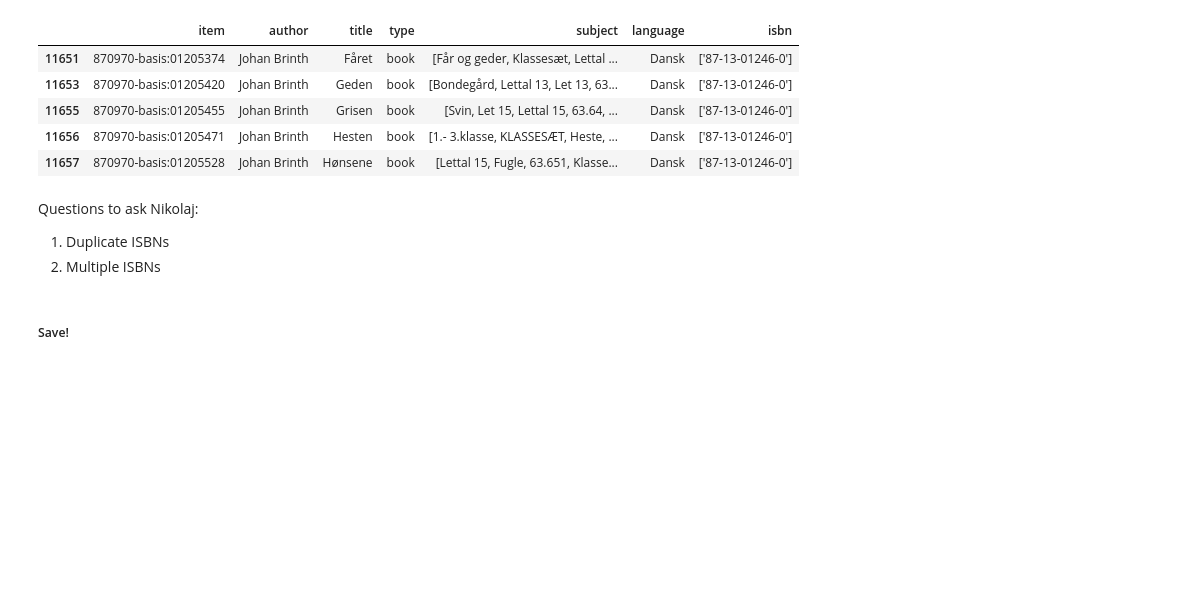
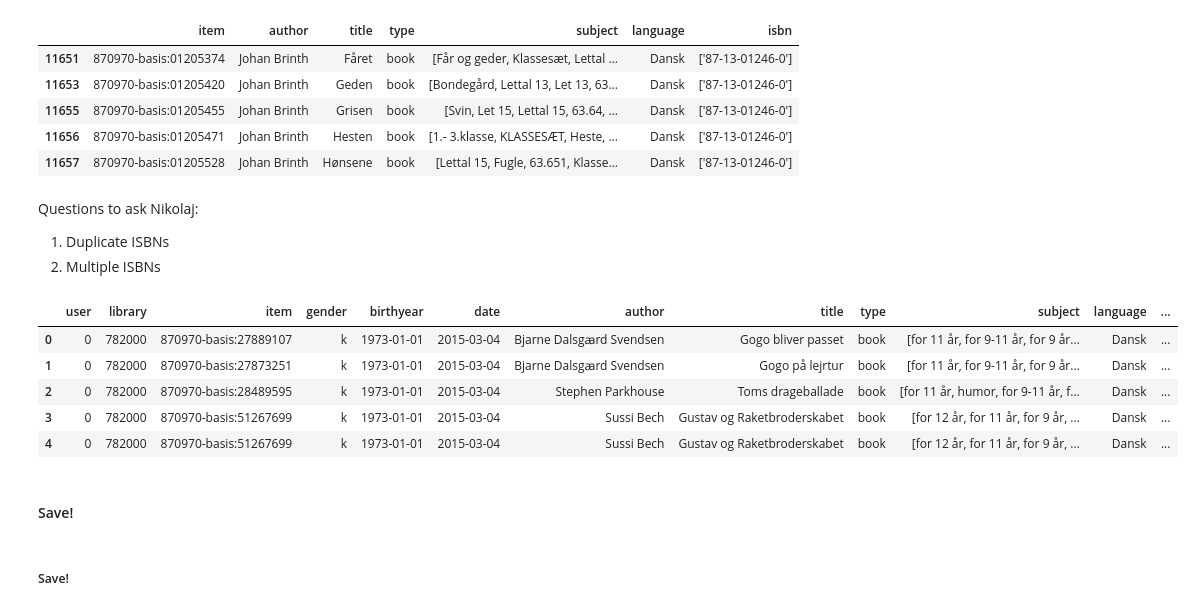
Before and after one commit to SavvinaDaniil/EnrichBookCrossing, a Jupyter notebook: DBCData.ipynb, the cells around one changed output. Cells and saved outputs as stored; diff of their text form; code cells hidden in the pictures; blank space fills up the shorter version.

```diff
--- a/DBCData.ipynb
+++ b/DBCData.ipynb
@@ -160,8 +131,17 @@ nonan_books[nonan_books.isbn=="['87-13-01246-0']"]
 Questions to ask Nikolaj:
 1. Duplicate ISBNs
 2. Multiple ISBNs
-# %%
-real_books = real_books.fillna('')
-books_in_loans = books_in_loans.fillna('')
-loans = loans.fillna('')
-loans_with_info = loans_with_info.fillna('')
+# %%
+nonan_loans_with_info = loans_with_info.fillna('')
+nonan_loans_with_info.isbn = nonan_loans_with_info.isbn.astype(str)
+# %%
+nonan_loans_with_info.head()
+# %% [output]
+|  | user | library | item | gender | birthyear | date | author | title | type | subject | language | ... |
+| 0 | 0 | 782000 | 870970-basis:27889107 | k | 1973-01-01 | 2015-03-04 | Bjarne Dalsgꜳrd Svendsen | Gogo bliver passet | book | [for 11 år, for 9-11 år, for 9 år... | Dansk | ... |
+| 1 | 0 | 782000 | 870970-basis:27873251 | k | 1973-01-01 | 2015-03-04 | Bjarne Dalsgꜳrd Svendsen | Gogo på lejrtur | book | [for 11 år, for 9-11 år, for 9 år... | Dansk | ... |
+| 2 | 0 | 782000 | 870970-basis:28489595 | k | 1973-01-01 | 2015-03-04 | Stephen Parkhouse | Toms drageballade | book | [for 11 år, humor, for 9-11 år, f... | Dansk | ... |
+| 3 | 0 | 782000 | 870970-basis:51267699 | k | 1973-01-01 | 2015-03-04 | Sussi Bech | Gustav og Raketbroderskabet | book | [for 12 år, for 11 år, for 9 år, ... | Dansk | ... |
+| 4 | 0 | 782000 | 870970-basis:51267699 | k | 1973-01-01 | 2015-03-04 | Sussi Bech | Gustav og Raketbroderskabet | book | [for 12 år, for 11 år, for 9 år, ... | Dansk | ... |
+# %% [markdown]
+#### Save!
```
Also changed, not shown: parts of 4 cells of this notebook, 1 other file.
